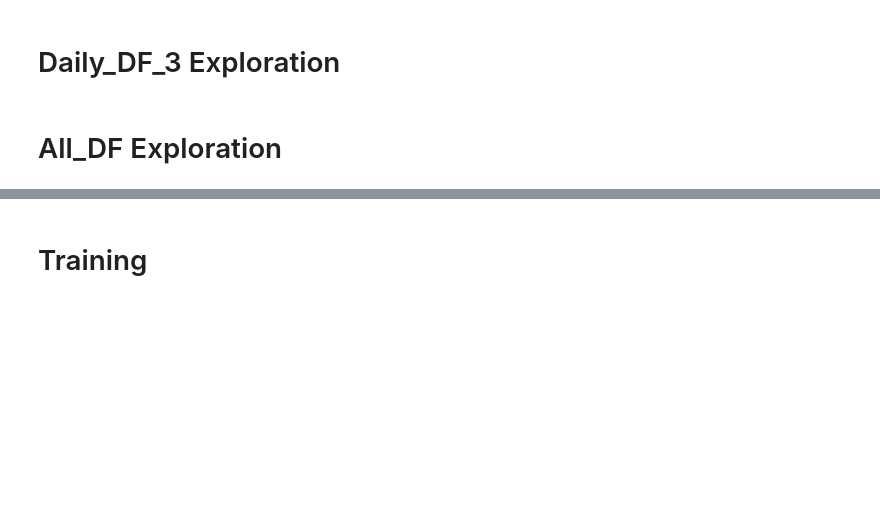
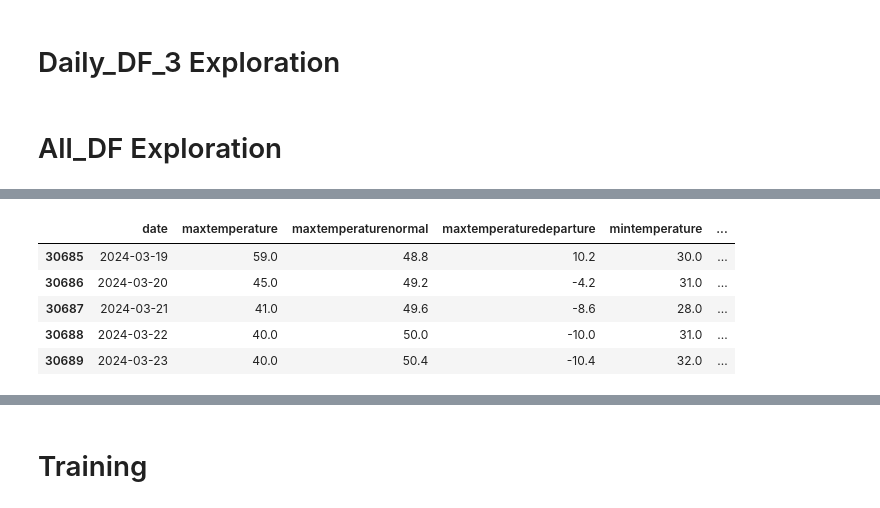
Before and after one commit to mahdouch9165/CS542, a Jupyter notebook: Common Task/organized/LSTM_notebook.ipynb, the cells around one changed output, grey strips where cells are left out. Saved outputs shown, nothing was run; the diff lists cells and outputs as text; code cells hidden in the pictures; blank space fills up the shorter version.

```diff
--- a/Common Task/organized/LSTM_notebook.ipynb
+++ b/Common Task/organized/LSTM_notebook.ipynb
@@ -57,2 +57,11 @@ all_df.head()
+# %%
+all_df.tail()
+# %% [output]
+|  | date | maxtemperature | maxtemperaturenormal | maxtemperaturedeparture | mintemperature | ... |
+| 30685 | 2024-03-19 | 59.0 | 48.8 | 10.2 | 30.0 | ... |
+| 30686 | 2024-03-20 | 45.0 | 49.2 | -4.2 | 31.0 | ... |
+| 30687 | 2024-03-21 | 41.0 | 49.6 | -8.6 | 28.0 | ... |
+| 30688 | 2024-03-22 | 40.0 | 50.0 | -10.0 | 31.0 | ... |
+| 30689 | 2024-03-23 | 40.0 | 50.4 | -10.4 | 32.0 | ... |
 # %%
 all_df.shape
```
Also changed, not shown: parts of 8 cells of this notebook, 4 other files.
